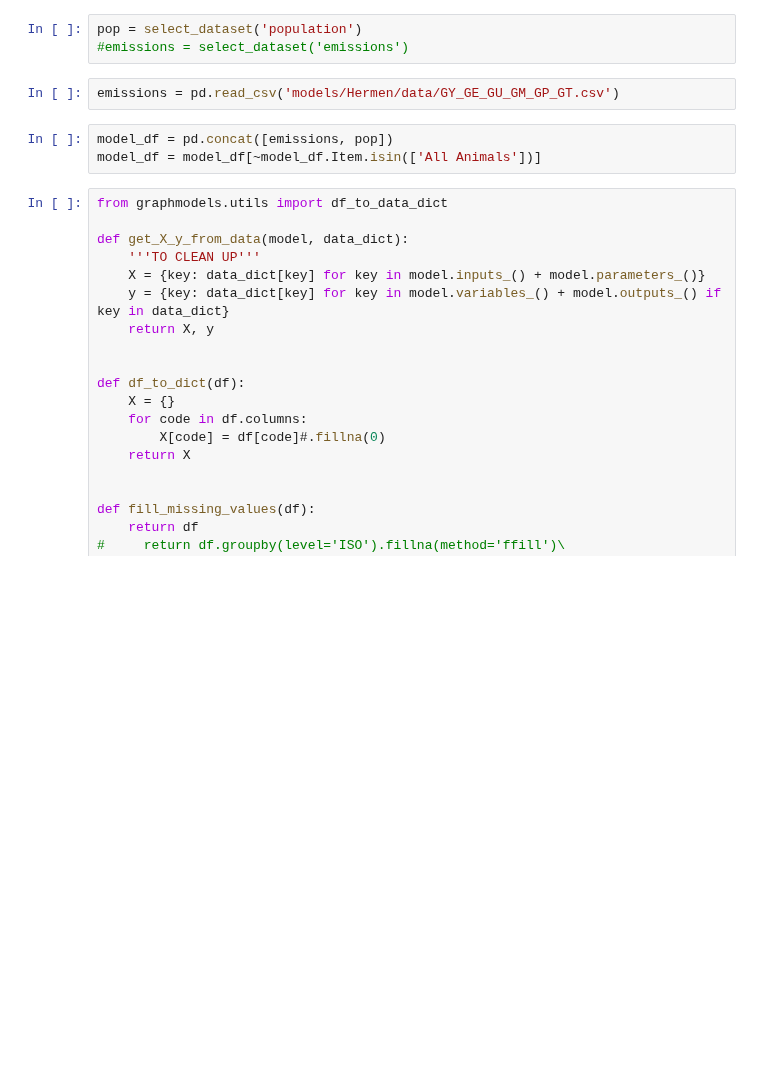
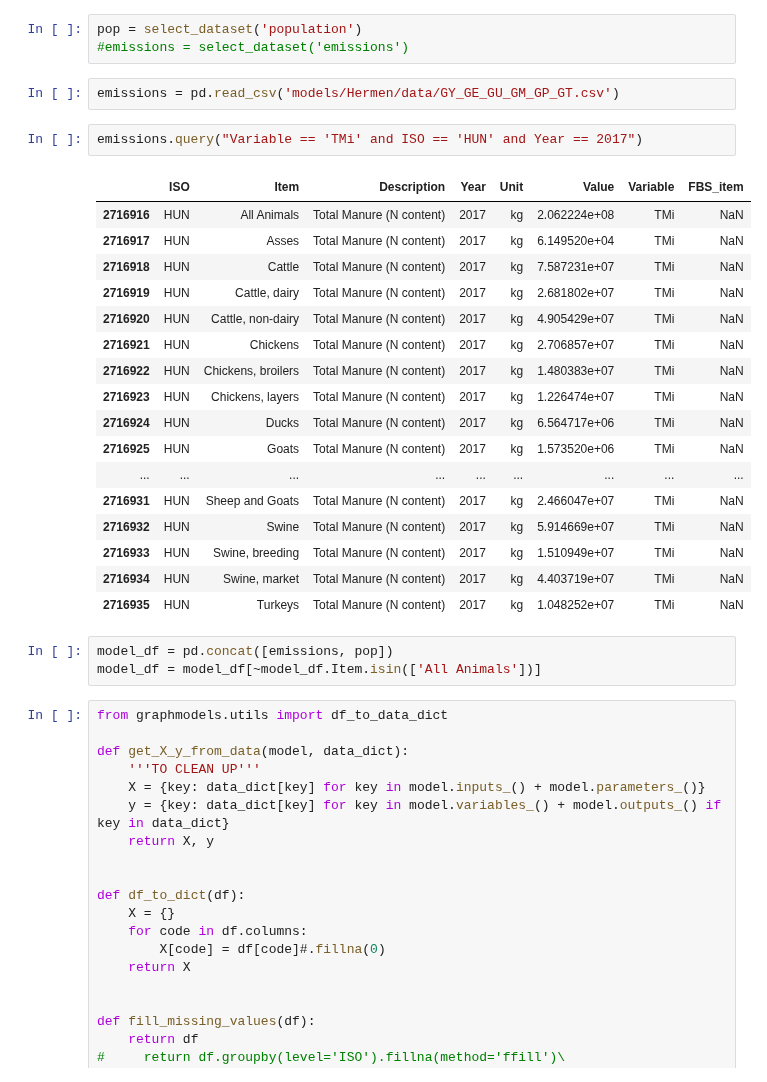
Before and after one commit to simonzabrocki/GraphModels, a Jupyter notebook: GE3_development_scenario.ipynb, the cells around one changed output. Saved outputs shown, nothing was run; the diff lists cells and outputs as text; blank space fills up the shorter version.

```diff
--- a/GE3_development_scenario.ipynb
+++ b/GE3_development_scenario.ipynb
@@ -15,6 +15,26 @@ pop = select_dataset('population')
 #emissions = select_dataset('emissions')
 # %%
 emissions = pd.read_csv('models/Hermen/data/GY_GE_GU_GM_GP_GT.csv')
+# %%
+emissions.query("Variable == 'TMi' and ISO == 'HUN' and Year == 2017")
+# %% [output]
+|  | ISO | Item | Description | Year | Unit | Value | Variable | FBS_item |
+| 2716916 | HUN | All Animals | Total Manure (N content) | 2017 | kg | 2.062224e+08 | TMi | NaN |
+| 2716917 | HUN | Asses | Total Manure (N content) | 2017 | kg | 6.149520e+04 | TMi | NaN |
+| 2716918 | HUN | Cattle | Total Manure (N content) | 2017 | kg | 7.587231e+07 | TMi | NaN |
+| 2716919 | HUN | Cattle, dairy | Total Manure (N content) | 2017 | kg | 2.681802e+07 | TMi | NaN |
+| 2716920 | HUN | Cattle, non-dairy | Total Manure (N content) | 2017 | kg | 4.905429e+07 | TMi | NaN |
+| 2716921 | HUN | Chickens | Total Manure (N content) | 2017 | kg | 2.706857e+07 | TMi | NaN |
+| 2716922 | HUN | Chickens, broilers | Total Manure (N content) | 2017 | kg | 1.480383e+07 | TMi | NaN |
+| 2716923 | HUN | Chickens, layers | Total Manure (N content) | 2017 | kg | 1.226474e+07 | TMi | NaN |
+| 2716924 | HUN | Ducks | Total Manure (N content) | 2017 | kg | 6.564717e+06 | TMi | NaN |
+| 2716925 | HUN | Goats | Total Manure (N content) | 2017 | kg | 1.573520e+06 | TMi | NaN |
+| ... | ... | ... | ... | ... | ... | ... | ... | ... |
+| 2716931 | HUN | Sheep and Goats | Total Manure (N content) | 2017 | kg | 2.466047e+07 | TMi | NaN |
+| 2716932 | HUN | Swine | Total Manure (N content) | 2017 | kg | 5.914669e+07 | TMi | NaN |
+| 2716933 | HUN | Swine, breeding | Total Manure (N content) | 2017 | kg | 1.510949e+07 | TMi | NaN |
+| 2716934 | HUN | Swine, market | Total Manure (N content) | 2017 | kg | 4.403719e+07 | TMi | NaN |
+| 2716935 | HUN | Turkeys | Total Manure (N content) | 2017 | kg | 1.048252e+07 | TMi | NaN |
 # %%
 model_df = pd.concat([emissions, pop])
 model_df = model_df[~model_df.Item.isin(['All Animals'])]
```
Also changed, not shown: parts of 10 cells of this notebook, 3 other files.
